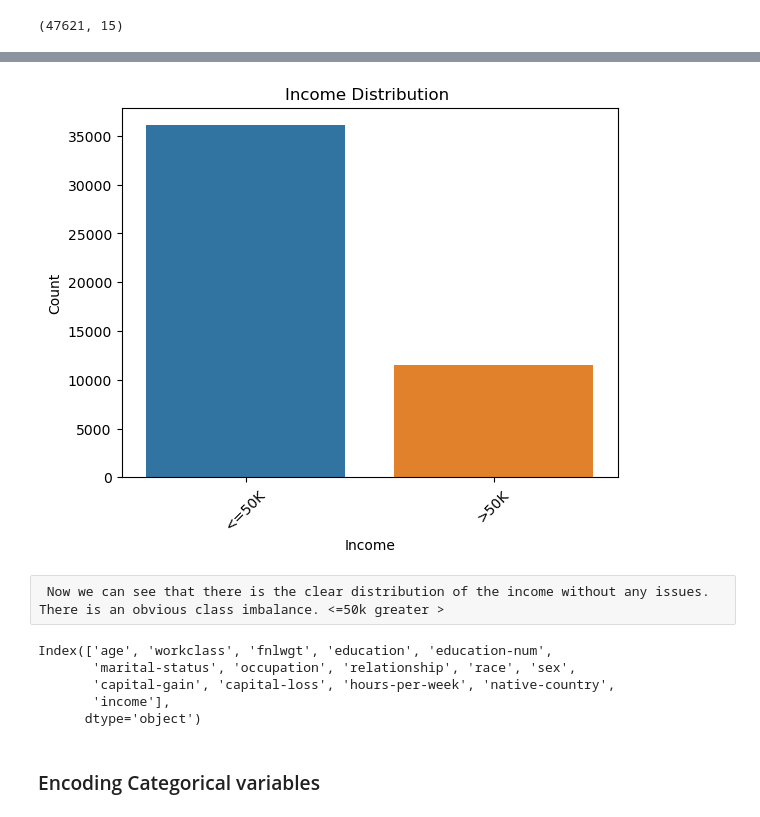
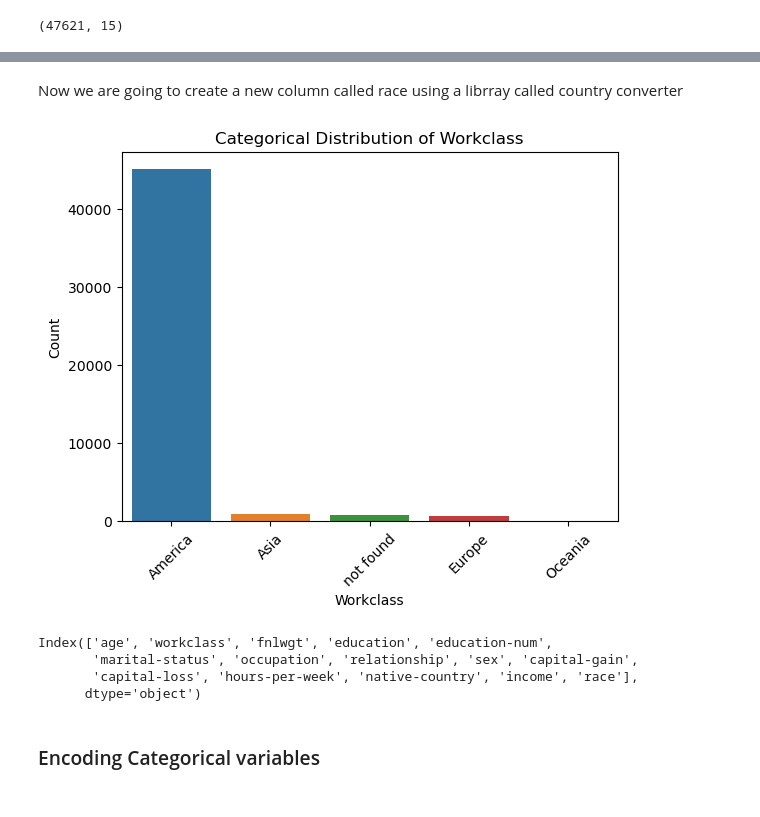
Before and after one commit to moyinajayi/Income_prediction_xgboost, a Jupyter notebook: Income_Predictions/Incomepredictins.ipynb, the cells around one changed output, grey strips where cells are left out. Saved outputs shown, nothing was run; the diff lists cells and outputs as text; code cells hidden in the pictures.

```diff
--- a/Income_Predictions/Incomepredictins.ipynb
+++ b/Income_Predictions/Incomepredictins.ipynb
@@ -247,0 +281,17 @@ df.shape
+# %%
+df.drop(columns=['race'], inplace=True)
+# %%
+import country_converter as coco
+
+# Map countries to continents using a for loop
+cc = coco.CountryConverter()
+continent_mapping = {}
+for country in df['native-country'].unique():
+    continent = cc.convert(country, to='continent')
+    continent_mapping[country] = continent if continent is not None else 'unknown'
+
+# Apply mapping to create the 'race' column
+df['race'] = df['native-country'].map(continent_mapping)
+
+# Display the DataFrame
+df.head()
@@ -248,20 +311,18 @@ df.shape
+# %% [markdown]
+Now we are going to create a new column called race using a librray called country converter
 # %%
-## Distribution of income
-sns.countplot(x=df['income'], data=df)
-plt.title('Income Distribution ')
-plt.xlabel('Income')
+sns.countplot(x=df['race'], data=df)
+plt.title('Categorical Distribution of Workclass')
+plt.xlabel('Workclass')
 plt.ylabel('Count')
 plt.xticks(rotation=45)  # Rotate x-axis labels for better visibility if needed
 plt.show()
 # %% [output]
-[figure, old version]
+[figure, new version]
-# %% [raw]
- Now we can see that there is the clear distribution of the income without any issues. There is an obvious class imbalance. <=50k greater >
 # %%
 df.columns
 # %% [output]
 Index(['age', 'workclass', 'fnlwgt', 'education', 'education-num',
-       'marital-status', 'occupation', 'relationship', 'race', 'sex',
-       'capital-gain', 'capital-loss', 'hours-per-week', 'native-country',
-       'income'],
+       'marital-status', 'occupation', 'relationship', 'sex', 'capital-gain',
+       'capital-loss', 'hours-per-week', 'native-country', 'income', 'race'],
       dtype='object')
```
Also changed, not shown: parts of 12 cells of this notebook.
